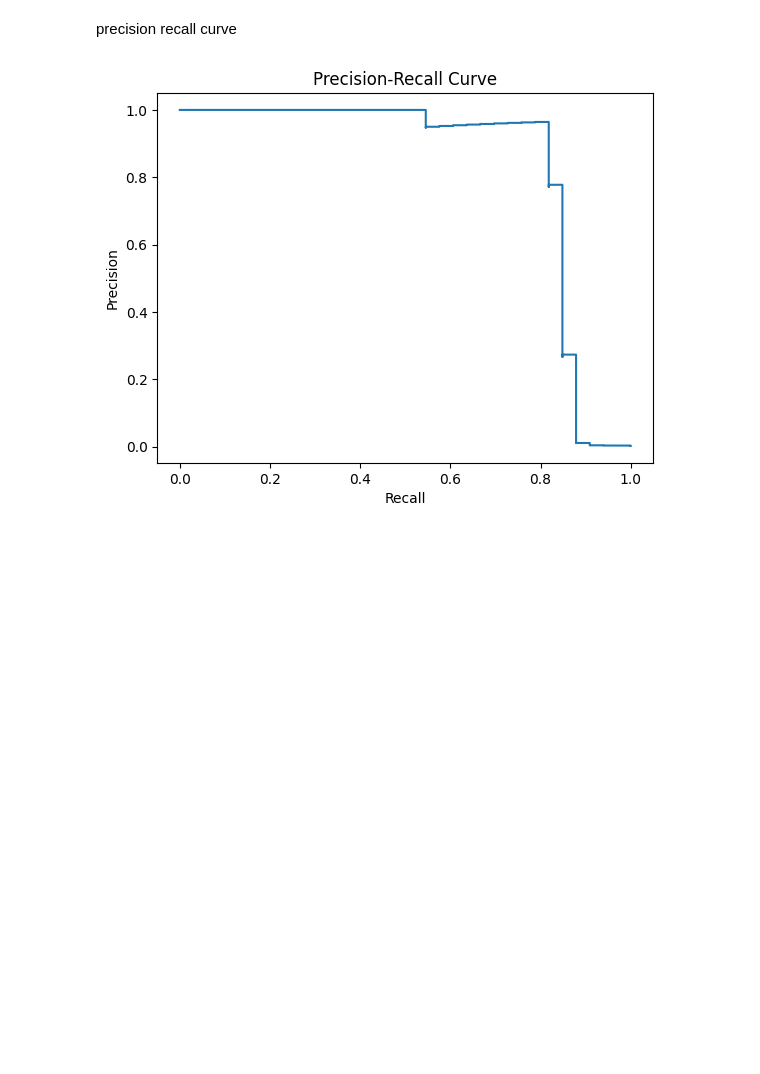
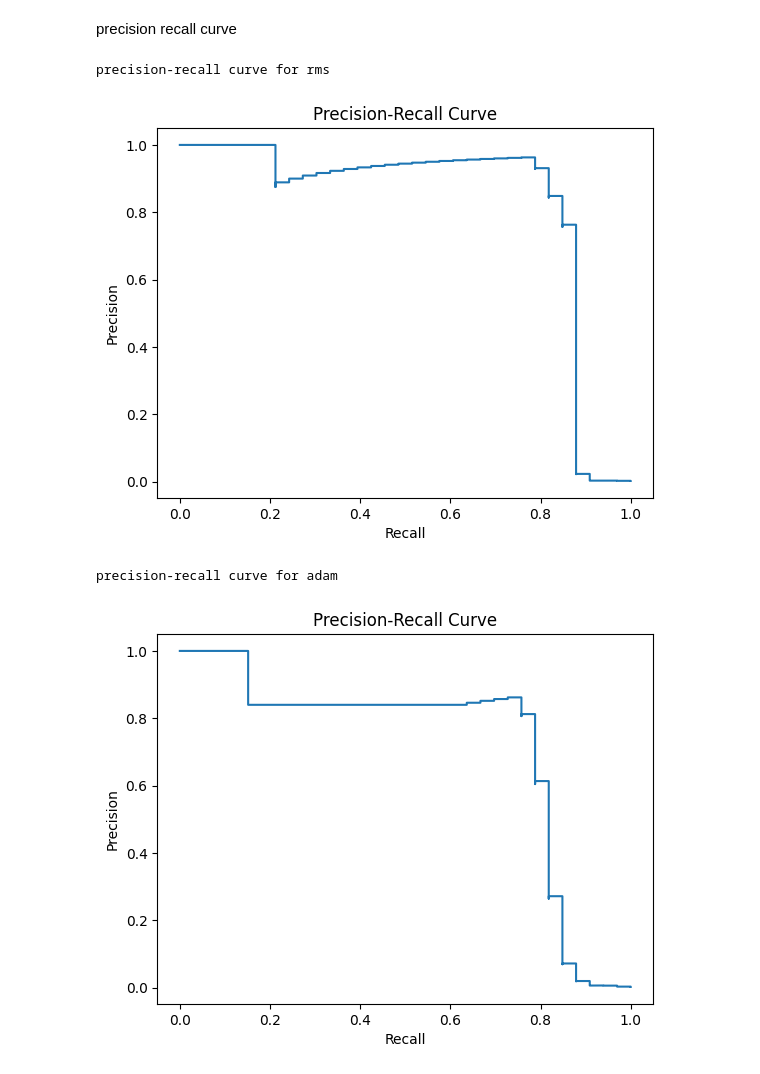
Before and after one commit to GOPIKA-S-S/DL_lab, a Jupyter notebook: 2348518_DL_lab2.ipynb, the cells around one changed output. Drawn from its saved outputs; the diff is of its cells as text; code cells hidden in the pictures; blank space fills up the shorter version.

```diff
--- a/2348518_DL_lab2.ipynb
+++ b/2348518_DL_lab2.ipynb
@@ -187,13 +191,21 @@ Epoch 10/10
 # %%
 from sklearn import metrics
-# Predict the labels for the test set
-y_pred = model.predict(X_test)
+# Predict the labels for the test set of rmsprop
+y_pred_rms = model_rmsprop.predict(X_test)
+# Predict the labels for the test set of adam
+y_pred_adam = model_adam.predict(X_test)
 
 # Convert predicted probabilities to class predictions
-class_predictions = (y_pred > 0.5).astype(int)
+class_predictions_r = (y_pred_rms > 0.5).astype(int)
+class_predictions_a = (y_pred_adam > 0.5).astype(int)
 
-# Now use class_predictions for evaluating the metrics
-accuracy = metrics.accuracy_score(y_test, class_predictions)
-precision, recall, f1_score, _ = metrics.precision_recall_fscore_support(y_test, class_predictions, average='binary')
-roc_auc = metrics.roc_auc_score(y_test, class_predictions)
+# Now use class_predictions for evaluating the metrics of rmsprop
+accuracy1 = metrics.accuracy_score(y_test, class_predictions_r)
+precision1, recall1, f1_score1, _ = metrics.precision_recall_fscore_support(y_test, class_predictions_r, average='binary')
+roc_auc1= metrics.roc_auc_score(y_test, class_predictions_r)
+
+# Now use class_predictions for evaluating the metrics of adam
+accuracy2 = metrics.accuracy_score(y_test, class_predictions_a)
+precision2, recall2, f1_score2, _ = metrics.precision_recall_fscore_support(y_test, class_predictions_a, average='binary')
+roc_auc2 = metrics.roc_auc_score(y_test, class_predictions_a)
 # %% [output]
@@ -241,15 +291,27 @@ precision recall curve
 # %%
 import matplotlib.pyplot as plt
 from sklearn.metrics import precision_recall_curve
 from sklearn.metrics import PrecisionRecallDisplay
 
-# Calculate precision and recall
-precision, recall, _ = precision_recall_curve(y_test, y_pred)
-
+# Calculate precision and recall for rms
+precision1, recall1, _ = precision_recall_curve(y_test, y_pred_rms)
+print("precision-recall curve for rms")
 # Display the precision-recall curve
-disp = PrecisionRecallDisplay(precision=precision, recall=recall)
+disp = PrecisionRecallDisplay(precision=precision1, recall=recall1)
 disp.plot()
 plt.title('Precision-Recall Curve')
 plt.show()
+
+# Calculate precision and recall for adam
+precision2, recall2, _ = precision_recall_curve(y_test, y_pred_adam)
+print("precision-recall curve for adam")
+# Display the precision-recall curve
+disp = PrecisionRecallDisplay(precision=precision2, recall=recall2)
+disp.plot()
+plt.title('Precision-Recall Curve')
+plt.show()
 # %% [output]
+precision-recall curve for rms
-[figure, old version]
+[figure, new version]
+precision-recall curve for adam
+[figure, added]
```
Also changed, not shown: parts of 4 cells of this notebook.
